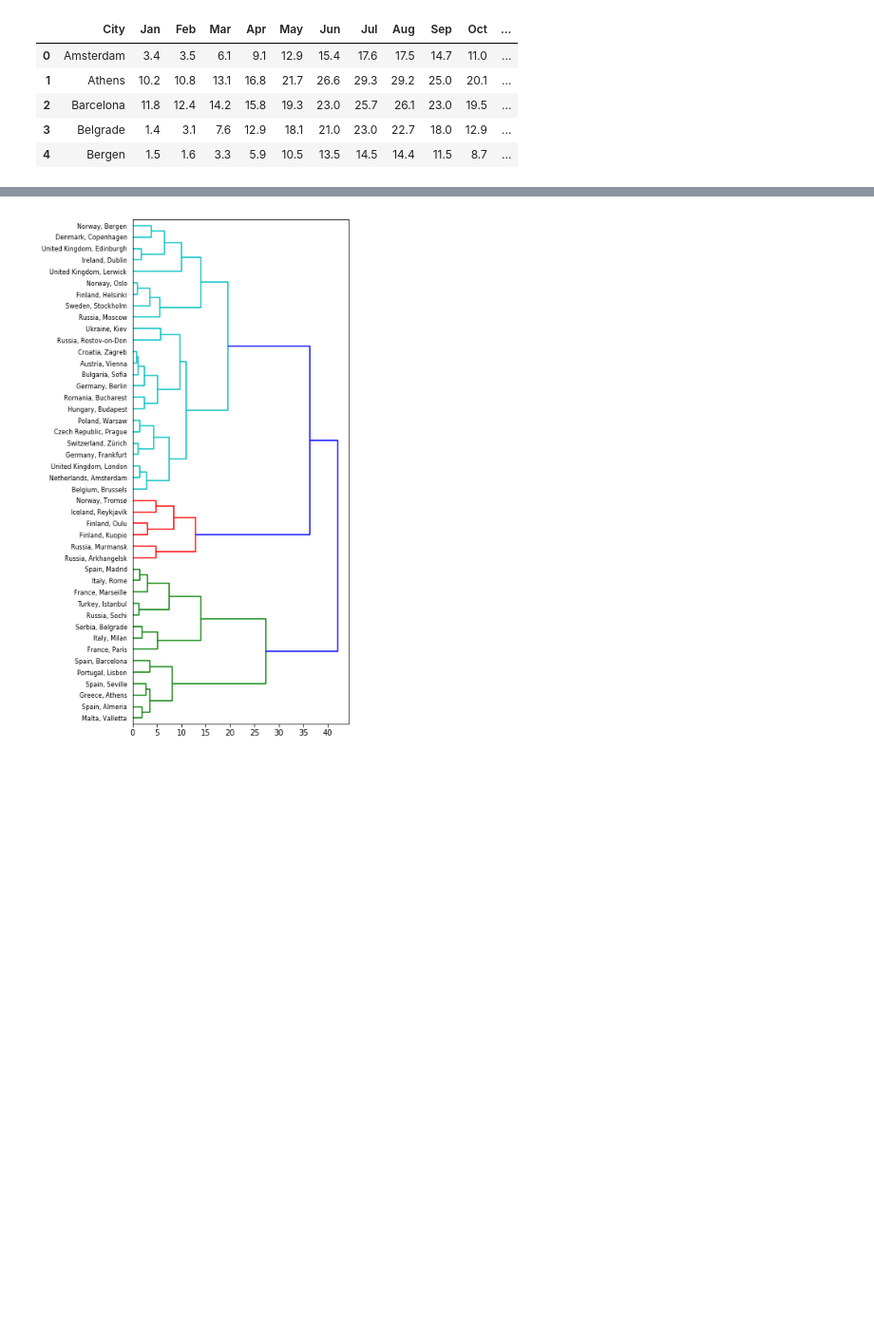
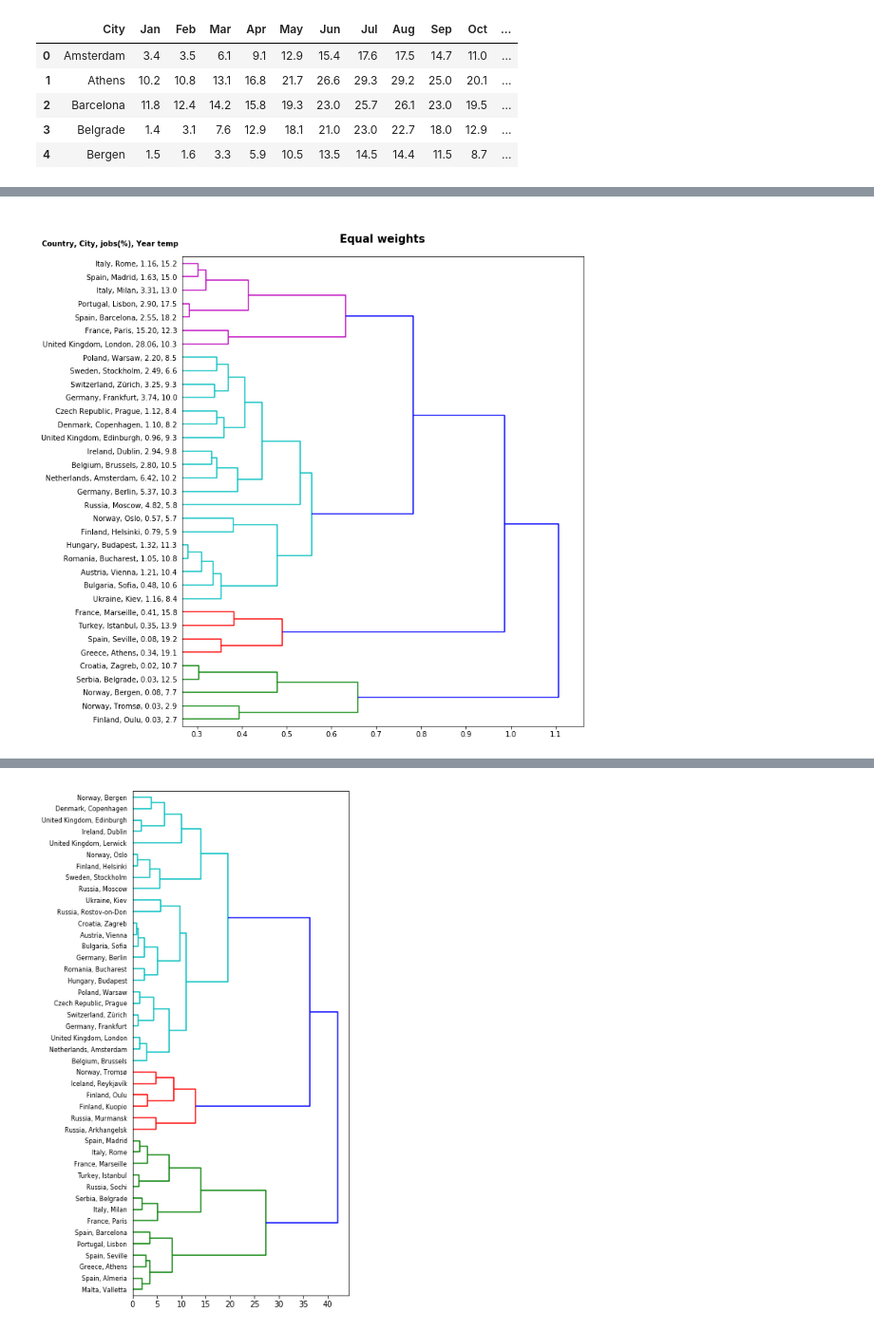
Before and after one commit to rareal/Coursera_Capstone, a Jupyter notebook: Capstone_final_report_code.ipynb, the cells around one changed output, grey strips where cells are left out. Shown at 95% size. Drawn from its saved outputs; the diff is of its cells as text; code cells hidden in the pictures; blank space fills up the shorter version.

```diff
--- a/Capstone_final_report_code.ipynb
+++ b/Capstone_final_report_code.ipynb
@@ -390,0 +405,4 @@ ctjf_data.iloc[:5,:16]
+# %%
+# log10 the job_index
+ctjf_data2 = ctjf_data.copy()
+ctjf_data2['job_index'] = np.log10(ctjf_data2.job_index)
@@ -390,0 +413,39 @@ ctjf_data.iloc[:5,:16]
+# %%
+# Function to get the dissimilarity matrix for the temp-job-foursquare data
+def ctjf_wmink(tw,jw,fw):
+    ## temp_weight,job_weight,foursquare_weight
+    # data scaling
+    x = ctjf_data2.iloc[:,1:].values
+    X = MinMaxScaler().fit(x).transform(x)
+    # weights
+    l1,l2,l3 = 12,1,300 #of features for each class of data
+    wl = np.array([[tw,jw,fw],[l1,l2,l3]])
+    ws=[] #weights
+    for i in range(3):
+        ws+=[wl[0,i]/wl[1,i]]*wl[1,i]
+    # Weighted Minkowski
+    dx = pdist(X,minkowski,w=ws)
+    # square the condensed matrix
+    cdx = squareform(dx)
+    return(cdx)
+# %%
+cdx = ctjf_wmink(tw=1,jw=1,fw=1)
+#ctjf_dendro(cdx,'')
+# labels = ttable.City.values
+df = assembled_data
+labels = ['{}, {}, {:.2f}, {}'.\
+          format(df.Country[i],df.City[i],df.job_index[i]*100,df.Year[i]) for i in range(len(df.City.values))]
+# hierarchical cluster
+ccdx = hierarchy.complete(squareform(cdx)) # squareform is its own inverse, condenses and expands depending on the shape
+plt.figure(figsize=(10,12))
+R = hierarchy.dendrogram(ccdx,labels=labels,orientation='right',leaf_font_size=10)
+
+mask = np.ones(cdx.shape, dtype=bool)
+np.fill_diagonal(mask, 0)
+plt.xlim(cdx[mask].min()*.95,cdx[mask].max()*1.05)
+plt.title('Equal weights',fontdict={'fontsize': 15,'fontweight':'bold','verticalalignment':'baseline'},pad=20 )
+plt.annotate('Country, City, jobs(%), Year temp',xy=(0.01,0.935),xycoords='figure fraction',\
+             fontweight='bold')
+plt.show()
+# %% [output]
+[figure, added]
```
Also changed, not shown: parts of 13 cells of this notebook, 2 other files.
